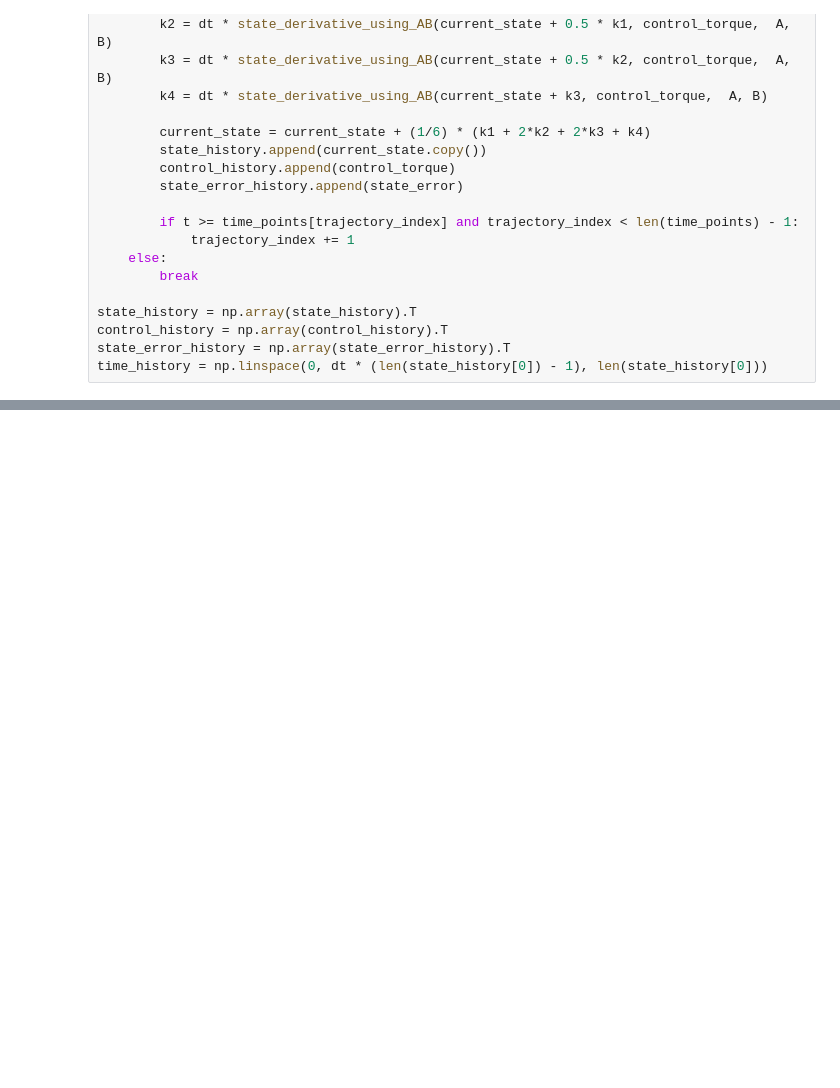
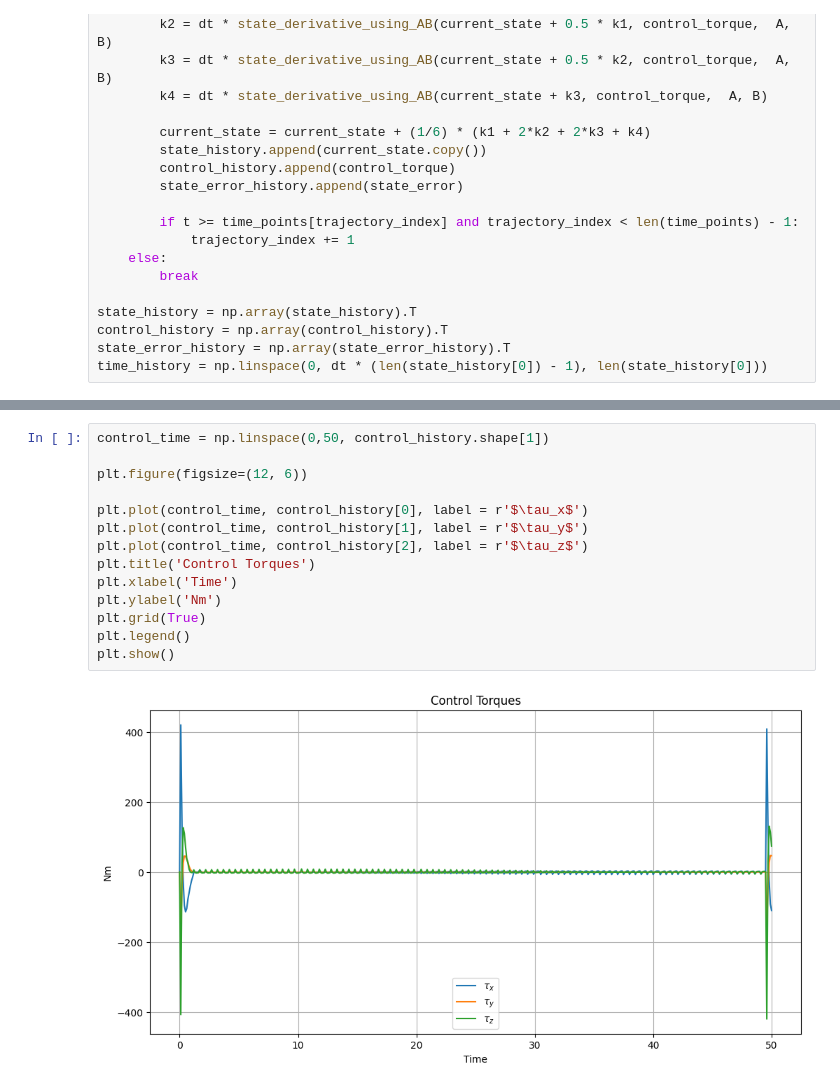
Before and after one commit to abbddos/orbit, a Jupyter notebook: lqr.ipynb, the cells around one changed output, grey strips where cells are left out. Drawn from its saved outputs; the diff is of its cells as text; blank space fills up the shorter version.

```diff
--- a/lqr.ipynb
+++ b/lqr.ipynb
@@ -292,0 +286,16 @@ plt.show()
+# %%
+control_time = np.linspace(0,50, control_history.shape[1])
+
+plt.figure(figsize=(12, 6))
+
+plt.plot(control_time, control_history[0], label = r'$\tau_x$')
+plt.plot(control_time, control_history[1], label = r'$\tau_y$')
+plt.plot(control_time, control_history[2], label = r'$\tau_z$')
+plt.title('Control Torques')
+plt.xlabel('Time')
+plt.ylabel('Nm')
+plt.grid(True)
+plt.legend()
+plt.show()
+# %% [output]
+[figure, added]
```
Also changed, not shown: parts of 10 cells of this notebook, 1 other file.
